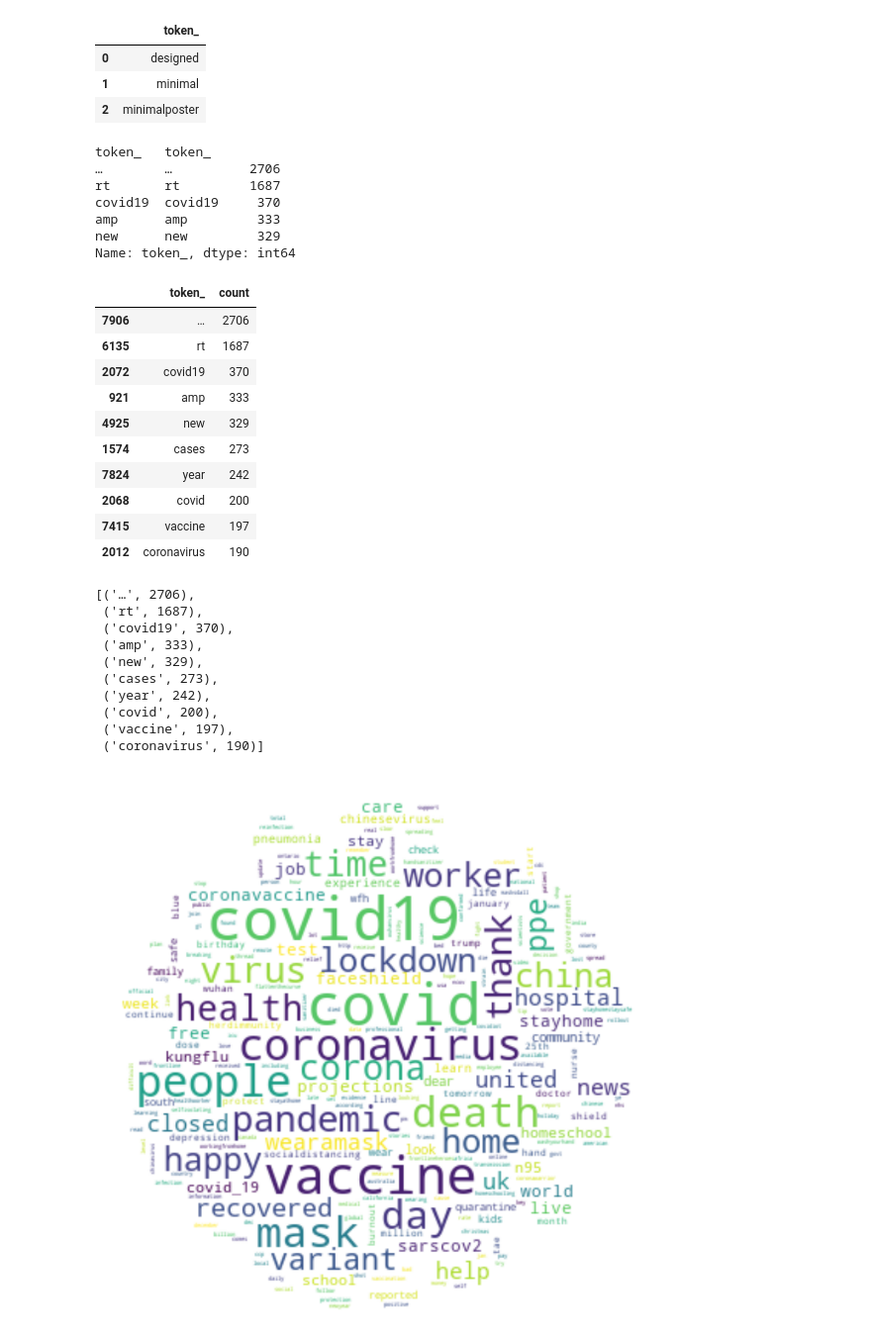
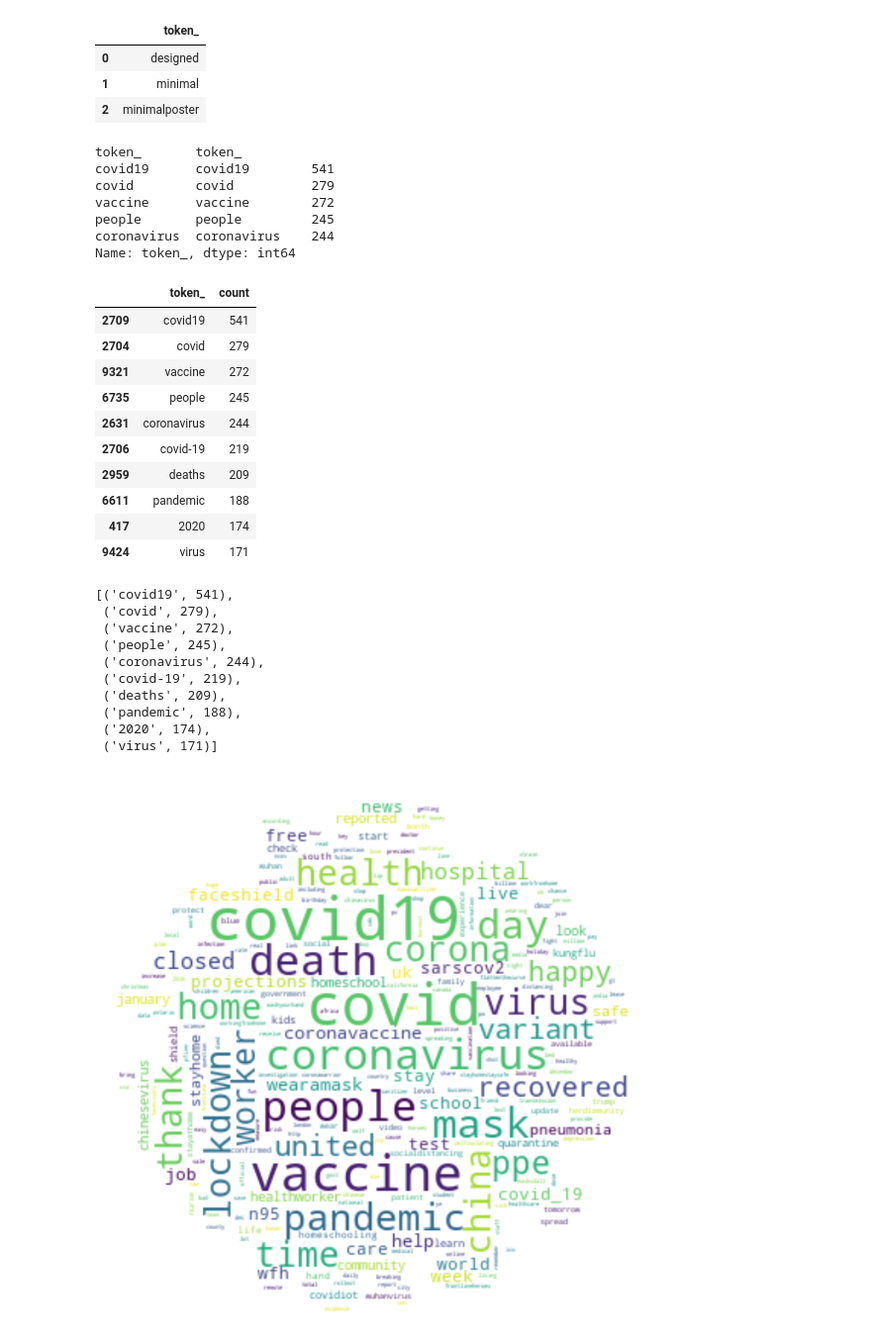
Before and after one commit to lveagithub/bts-dsf-2020, a Jupyter notebook: Final_project/DSF_FINAL_PROJECT.ipynb, the cells around one changed output. Shown: that part at 99% size. Drawn from its saved outputs; the diff is of its cells as text; code cells hidden in the pictures.

```diff
--- a/Final_project/DSF_FINAL_PROJECT.ipynb
+++ b/Final_project/DSF_FINAL_PROJECT.ipynb
@@ -244,3 +122,6 @@ os.system("conda env list")
+# %%
+#Connecting to sqlite3 database
+dbConn = Sqlite3Db('social_network.db')
 # %%
 dbConn.query('''SELECT insert_timestamp, tweet_timestamp, tweet_term, tweet, place_type, place_name, place_full_name, place_country_code, place_country FROM Tweets; ''')
 
@@ -387,7 +260,8 @@ punctuation_str #I want to know if @ is actually include
 '!"#$%&\'()*+,-./:;<=>?@[\\]^_`{|}~'
 # %%
 #Stop words Set
-stop_words = spacy.lang.en.stop_words.STOP_WORDS
+#stop_words = spacy.lang.en.stop_words.STOP_WORDS
+stop_words = cleaningHelper.get_custom_stop_words(spacy_ = spacy_lg)
 # %%
 #English parser object
 parser = spacy.lang.en.English()
@@ -484,12 +347,12 @@ df_doc_tokens.head(3)
 # %%
 df_doc_tokens.groupby(['token_']).token_.value_counts().nlargest(5)
 # %% [output]
-token_   token_
-…        …          2706
-rt       rt         1687
-covid19  covid19     370
-amp      amp         333
-new      new         329
+token_       token_
+covid19      covid19        541
+covid        covid          279
+vaccine      vaccine        272
+people       people         245
+coronavirus  coronavirus    244
 Name: token_, dtype: int64
 # %%
 #Top 10 tokens
@@ -501,16 +364,16 @@ df_doc_tokens_grp = df_doc_tokens[['token_']].groupby(['token_'])['token_'] \
 df_doc_tokens_grp
 # %% [output]
 |  | token_ | count |
-| 7906 | … | 2706 |
-| 6135 | rt | 1687 |
-| 2072 | covid19 | 370 |
-| 921 | amp | 333 |
-| 4925 | new | 329 |
-| 1574 | cases | 273 |
-| 7824 | year | 242 |
-| 2068 | covid | 200 |
-| 7415 | vaccine | 197 |
-| 2012 | coronavirus | 190 |
+| 2709 | covid19 | 541 |
+| 2704 | covid | 279 |
+| 9321 | vaccine | 272 |
+| 6735 | people | 245 |
+| 2631 | coronavirus | 244 |
+| 2706 | covid-19 | 219 |
+| 2959 | deaths | 209 |
+| 6611 | pandemic | 188 |
+| 417 | 2020 | 174 |
+| 9424 | virus | 171 |
 # %%
 ls_doc_tokens = cleaningTweets.get_words_list(df_Tweets_ = df_doc_tokens)
 #ls_doc_tokens
@@ -518,27 +381,27 @@ ls_doc_tokens = cleaningTweets.get_words_list(df_Tweets_ = df_doc_tokens)
 word_freq = collections.Counter(ls_doc_tokens)
 word_freq.most_common(10)
 # %% [output]
-[('…', 2706),
- ('rt', 1687),
- ('covid19', 370),
- ('amp', 333),
- ('new', 329),
- ('cases', 273),
- ('year', 242),
- ('covid', 200),
- ('vaccine', 197),
- ('coronavirus', 190)]
+[('covid19', 541),
+ ('covid', 279),
+ ('vaccine', 272),
+ ('people', 245),
+ ('coronavirus', 244),
+ ('covid-19', 219),
+ ('deaths', 209),
+ ('pandemic', 188),
+ ('2020', 174),
+ ('virus', 171)]
 # %%
 #Instantiate mask
 char_mask = np.array(Image.open("covid19.png"))
 #Instantiate the wordcloud object
-wc = wordcloud.WordCloud(background_color='white', max_words=300, stopwords=cleaningTweets.get_custom_stop_words(), collocations=False, max_font_size=40, random_state=42, mask=char_mask)
+wc = wordcloud.WordCloud(background_color='white', max_words=300, stopwords=stop_words, collocations=False, max_font_size=40, random_state=42, mask=char_mask)
 # Generate word cloud
 wc=wc.generate(" ".join(ls_doc_tokens).lower())
 # Show word cloud
 plt.figure(figsize=(15,15))
 plt.imshow(wc, interpolation='bilinear')
 plt.axis("off")
 plt.show()
 # %% [output]
-[figure, old version]
+[figure, new version]
```
Also changed, not shown: parts of 49 cells of this notebook, 4 other files.
